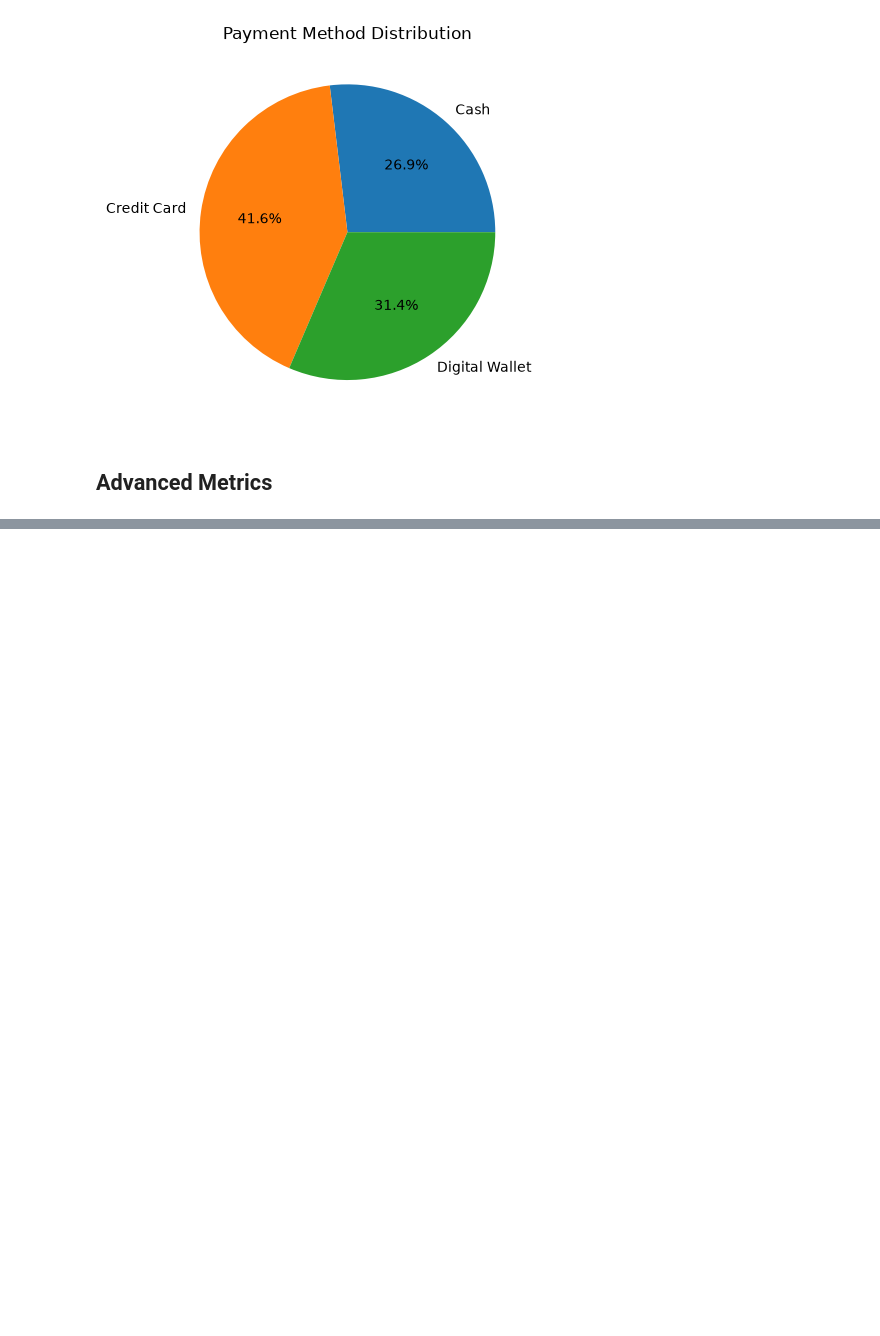
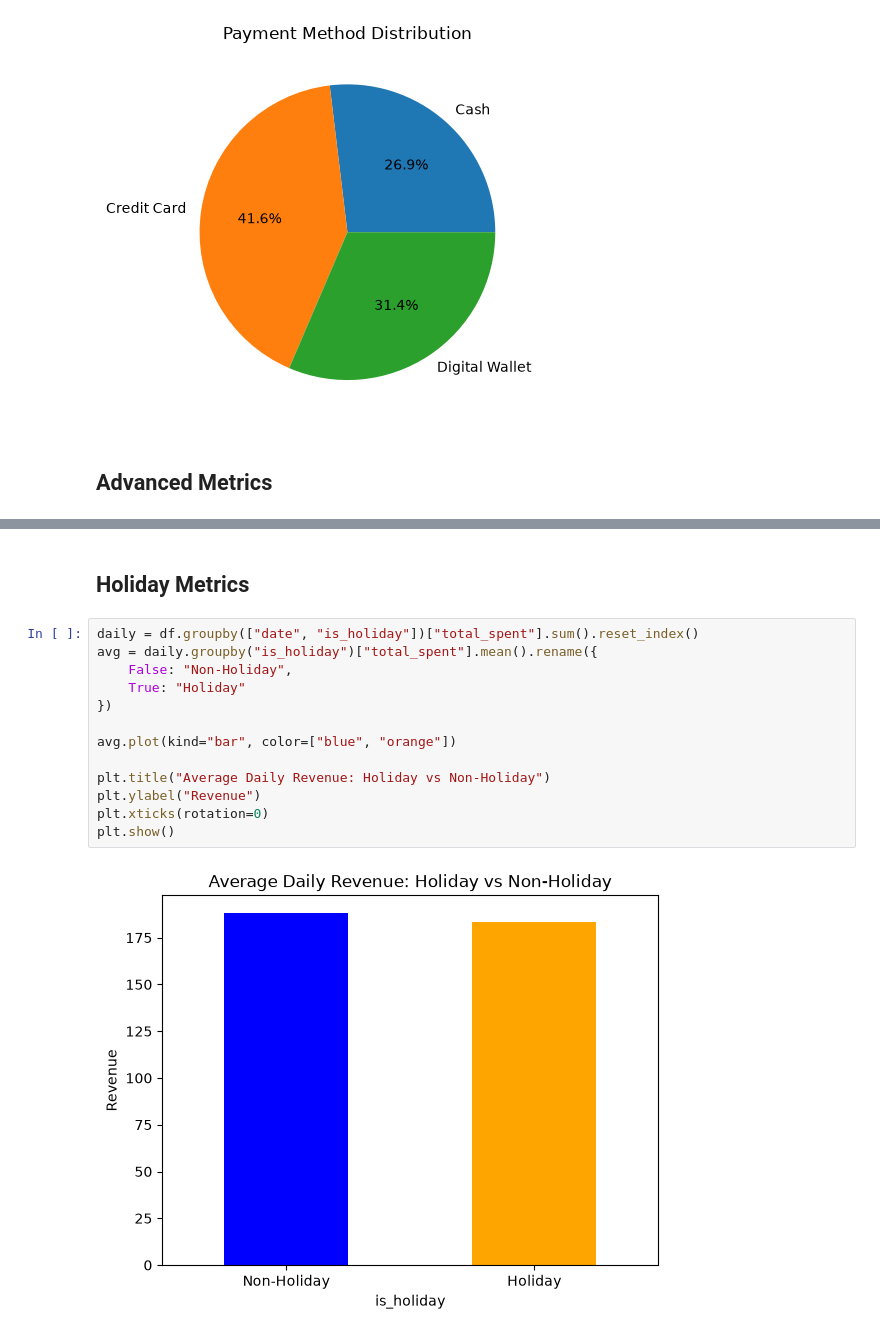
Before and after one commit to wt42/canai-cafe, a Jupyter notebook: visualizations.ipynb, the cells around one changed output, grey strips where cells are left out. Drawn from its saved outputs; the diff is of its cells as text; blank space fills up the shorter version.

```diff
--- a/visualizations.ipynb
+++ b/visualizations.ipynb
@@ -193,0 +349,17 @@ plt.show()
+# %% [markdown]
+## Holiday Metrics
+# %%
+daily = df.groupby(["date", "is_holiday"])["total_spent"].sum().reset_index()
+avg = daily.groupby("is_holiday")["total_spent"].mean().rename({
+    False: "Non-Holiday",
+    True: "Holiday"
+})
+
+avg.plot(kind="bar", color=["blue", "orange"])
+
+plt.title("Average Daily Revenue: Holiday vs Non-Holiday")
+plt.ylabel("Revenue")
+plt.xticks(rotation=0)
+plt.show()
+# %% [output]
+[figure, added]
```
Also changed, not shown: parts of 10 cells of this notebook.
